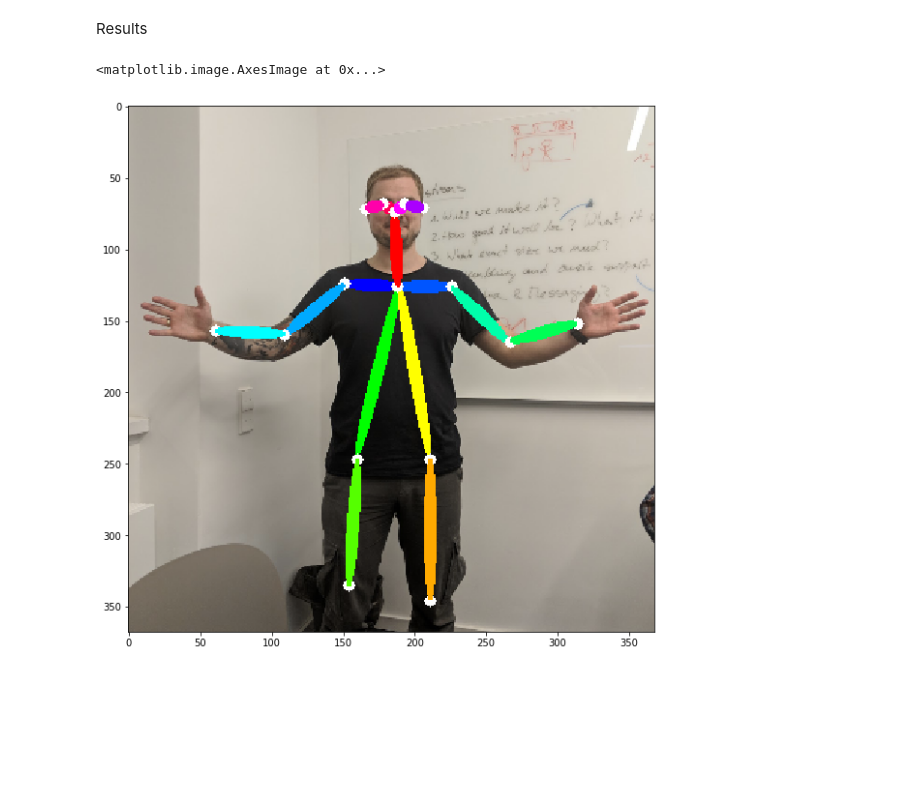
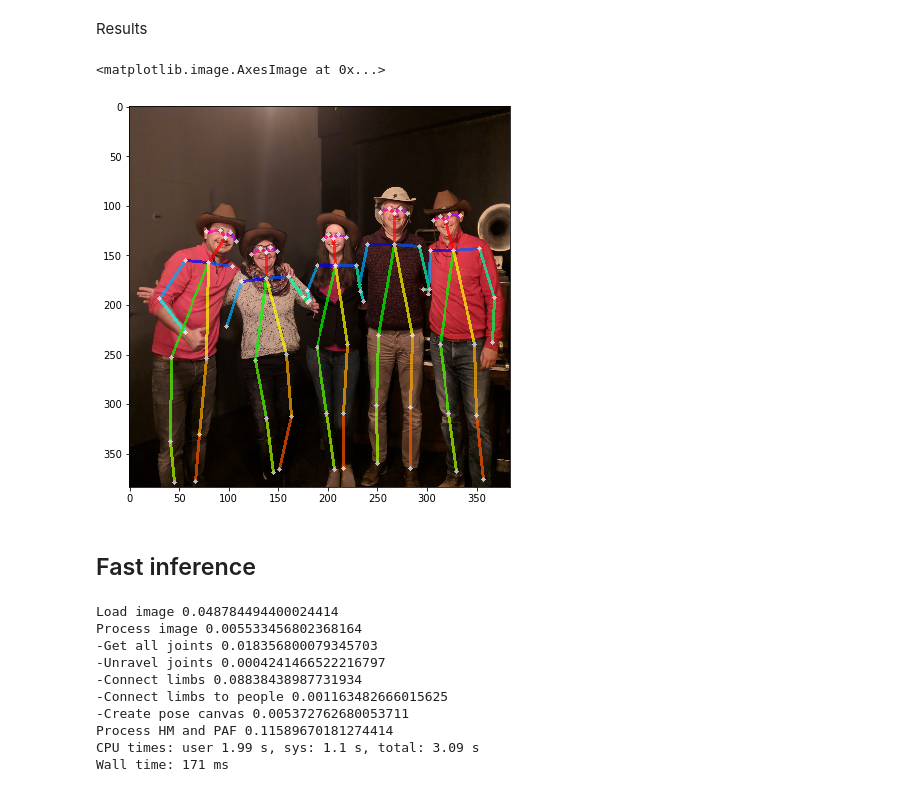
Before and after one commit to ThomasDelteil/MultiPoseEstimation_MXNet, a Jupyter notebook: demo.ipynb, the cells around one changed output. Cells and saved outputs as stored; diff of their text form; code cells hidden in the pictures; blank space fills up the shorter version.

```diff
--- a/demo.ipynb
+++ b/demo.ipynb
@@ -22,5 +34,5 @@ net.load_parameters('model_checkpoints/nb_bn_dropout2_ft_mobilenet_pose_ft_5_flo
 # %%
-SIZE = 368
+SIZE = 384
 net.hybridize(static_shape=True, static_alloc=True)
 # %%
 %%time
@@ -32,8 +44,9 @@ Wall time: 1.21 s
 # %% [markdown]
 ## Detecting pose on sample image
 # %%
-test_image = './readme/anton.png'
+test_image = './images/fam.png'
 img = cv2.imread(test_image) # B,G,R order
+img = cv2.resize(img, (SIZE,SIZE))
 # %%
 plt.figure(figsize=(7,7))
 plt.imshow(img[:,:,::-1])
@@ -43,4 +55,0 @@ plt.imshow(img[:,:,::-1])
-# %%
-%%time
-img = cv2.resize(img, (368,368))
-shape_dst = np.min(img.shape[0:2])
@@ -50,18 +58,18 @@ Wall time: 7.74 ms
 # %%
 %%time
 # Get results of original image[
-multiplier = [0.6]
+multiplier = [0.6, 0.8, 1.0, 1.2]
 
-
-orig_paf, orig_heat = get_outputs(multiplier, img, net,  'vgg', ctx=ctx)
+tic = time.time()
+orig_paf, orig_heat = get_outputs(multiplier, img, net,  'vgg', ctx=ctx, downsampling=4)
 
 # Get results of flipped image
-#swapped_img = img[:, ::-1, :]
-#flipped_paf, flipped_heat = get_outputs(multiplier, swapped_img, net, 'vgg', ctx=ctx)
+swapped_img = img[:, ::-1, :]
+flipped_paf, flipped_heat = get_outputs(multiplier, swapped_img, net, 'vgg', ctx=ctx)
 
 # compute averaged heatmap and paf
-#paf, heatmap = handle_paf_and_heat(orig_heat, flipped_heat, orig_paf, flipped_paf)
+paf, heatmap = handle_paf_and_heat(orig_heat, flipped_heat, orig_paf, flipped_paf)
 
-param = {'thre1': 0.05, 'thre2': 0.05, 'thre3': 0.05}
-canvas, to_plot, candidate, subset = decode_pose(img, param, orig_heat, orig_paf)
+param = {'thre1': 0.2, 'thre2': 0.1, 'thre3': 0.1}
+canvas, to_plot, candidate, subset = decode_pose(img, orig_heat, orig_paf, 0.01, 0.05)
 # %% [output]
@@ -70,8 +83,8 @@ Wall time: 668 ms
 # %% [markdown]
 Results
 # %%
-plt.figure(figsize=(10,10))
+plt.figure(figsize=(7,7))
 plt.imshow(to_plot[:,:,::-1])
 # %% [output]
 <matplotlib.image.AxesImage at 0x...>
-[figure, old version]
+[figure, new version]
@@ -79,0 +91,2 @@ ctx_hm = mx.gpu(2)
+# %% [markdown]
+## Fast inference
@@ -94,0 +107,27 @@ model_heatmap = gluon.nn.SymbolBlock.imports(
+# %%
+%%time
+tic = time.time()
+img_ = transform_im(mx.image.imread(test_image, to_rgb=False))
+
+img_.wait_to_read()
+print("Load image", time.time()-tic)
+tic = time.time()
+paf, hm = net(transform_tens(img_).expand_dims(axis=0).as_in_context(ctx))
+paf.wait_to_read()
+hm.wait_to_read()
+print("Process image", time.time()-tic)
+tic = time.time()
+canvas, to_plot, candidate, subset = decode_pose(img_.asnumpy(), hm[0].asnumpy().transpose((1,2,0)), paf[0].asnumpy().transpose((1,2,0)), threshold_path_min_val=-10, minimum_activation=0.05)
+print("Process HM and PAF", time.time()-tic)
+tic = time.time()
+# %% [output]
+Load image 0.048784494400024414
+Process image 0.005533456802368164
+-Get all joints 0.018356800079345703
+-Unravel joints 0.0004241466522216797
+-Connect limbs 0.08838438987731934
+-Connect limbs to people 0.001163482666015625
+-Create pose canvas 0.005372762680053711
+Process HM and PAF 0.11589670181274414
+CPU times: user 1.99 s, sys: 1.1 s, total: 3.09 s
+Wall time: 171 ms
```
Also changed, not shown: parts of 19 cells of this notebook, 41 other files.
